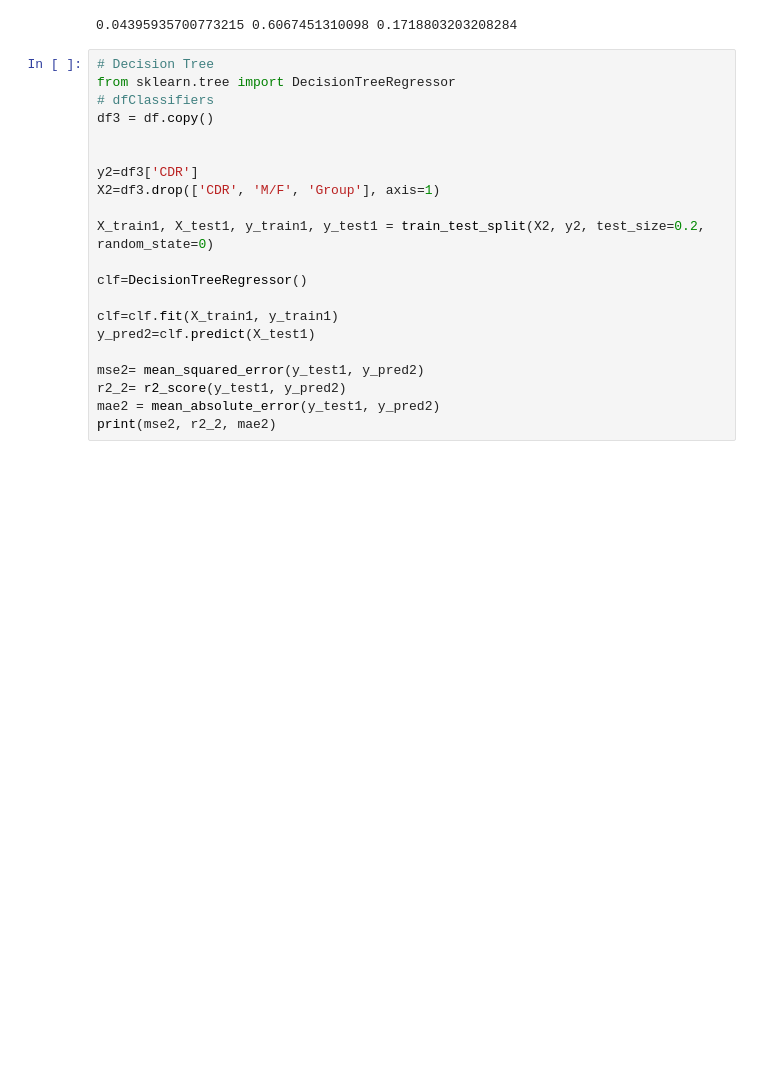
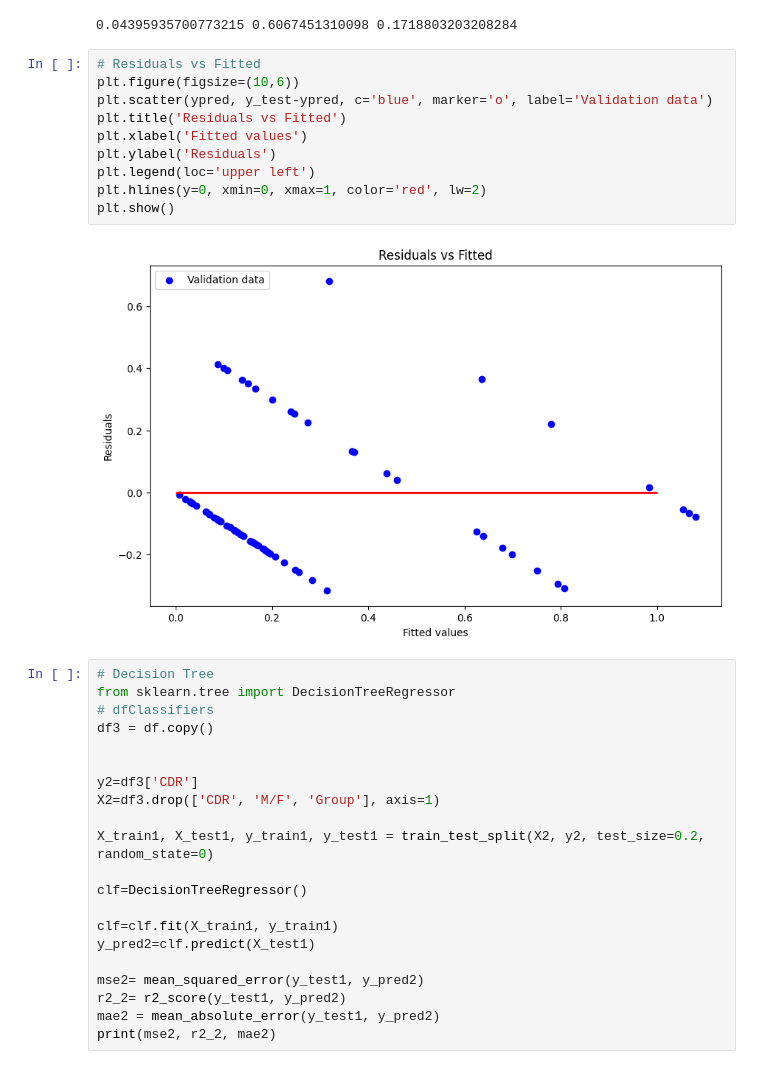
Before and after one commit to andrewresnick1/Alzheimers-STAT4188Project, a Jupyter notebook: finalproj.ipynb, the cells around one changed output. Drawn from its saved outputs; the diff is of its cells as text; blank space fills up the shorter version.

```diff
--- a/finalproj.ipynb
+++ b/finalproj.ipynb
@@ -156,6 +156,18 @@ mae = mean_absolute_error(y_test, ypred)
 print(mse, r2, mae)
 # %% [output]
 0.04395935700773215 0.6067451310098 0.1718803203208284
+# %%
+# Residuals vs Fitted
+plt.figure(figsize=(10,6))
+plt.scatter(ypred, y_test-ypred, c='blue', marker='o', label='Validation data')
+plt.title('Residuals vs Fitted')
+plt.xlabel('Fitted values')
+plt.ylabel('Residuals')
+plt.legend(loc='upper left')
+plt.hlines(y=0, xmin=0, xmax=1, color='red', lw=2)
+plt.show()
+# %% [output]
+[figure, added]
 # %%
 # Decision Tree
 from sklearn.tree import DecisionTreeRegressor
```
Also changed, not shown: parts of 5 cells of this notebook.
